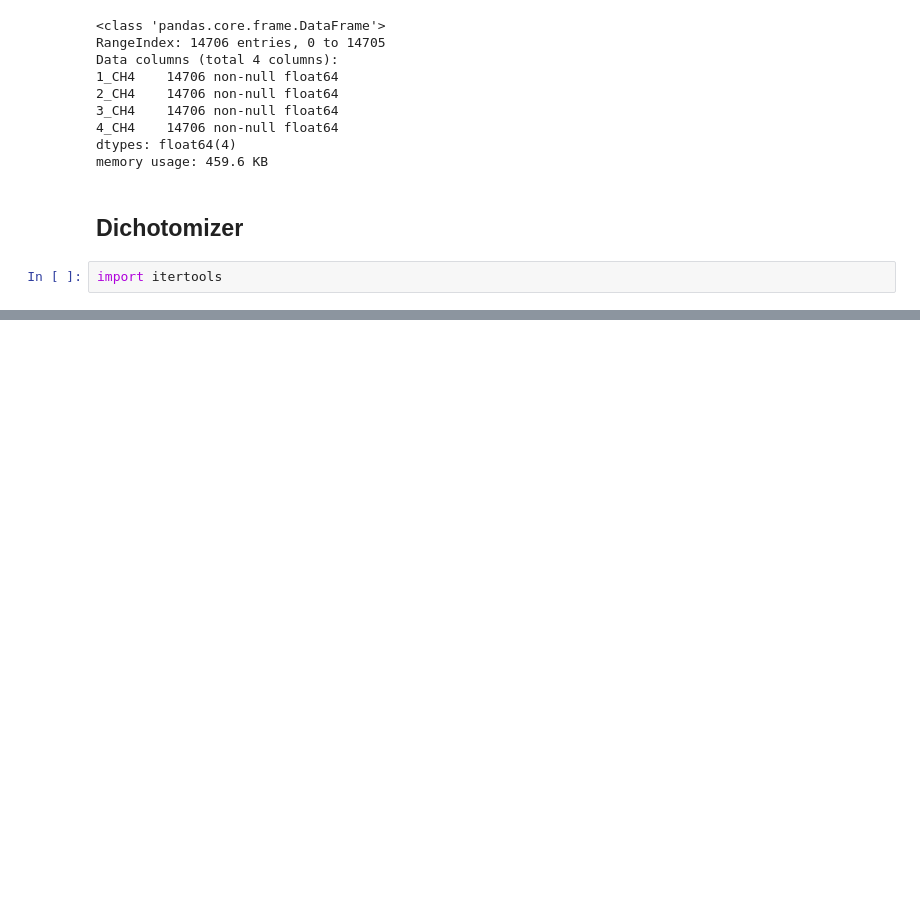
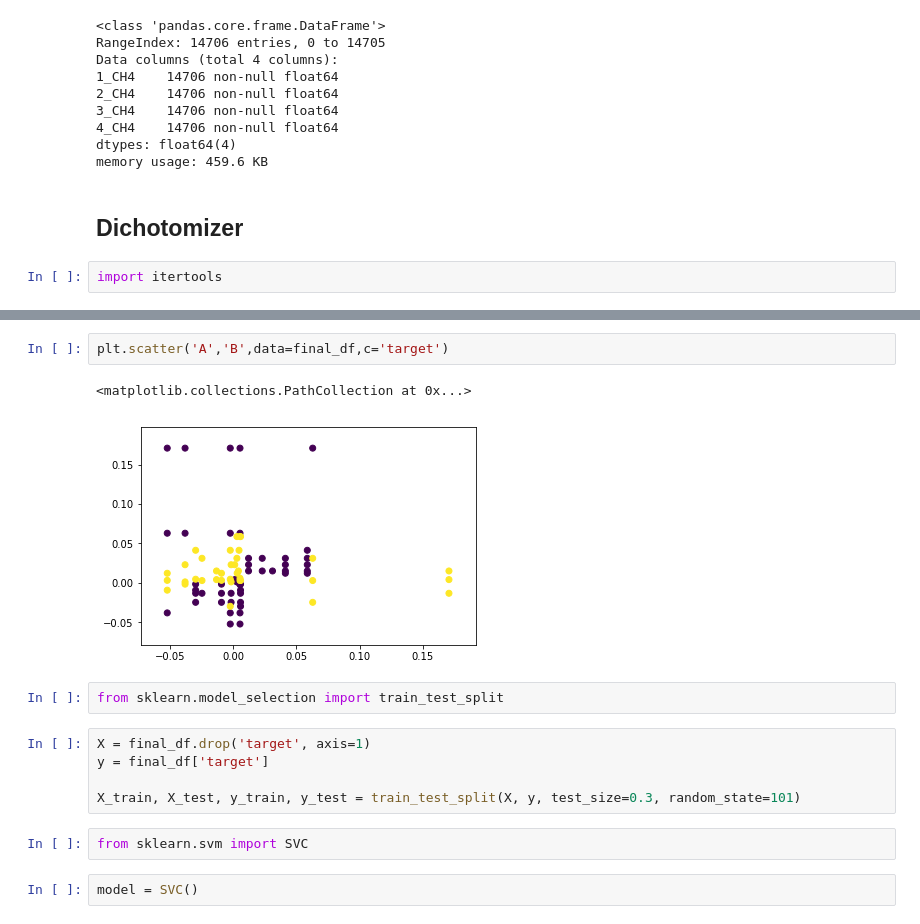
Before and after one commit to SonalSavaliya/Brain-Signal-Authentication-for-Human-computer-Interaction-in-Virtual-Reality, a Jupyter notebook: Updated_Auto_Regressive.ipynb, the cells around one changed output, grey strips where cells are left out. Saved outputs shown, nothing was run; the diff lists cells and outputs as text; blank space fills up the shorter version.

```diff
--- a/Updated_Auto_Regressive.ipynb
+++ b/Updated_Auto_Regressive.ipynb
@@ -154,3 +156,19 @@ final_df
 | 94 | 0.002982 | 0.031175 | 1.000129 | 1.0 |
 | 95 | 0.004180 | 0.015130 | 1.000129 | 1.0 |
 96 rows × 4 columns
+# %%
+plt.scatter('A','B',data=final_df,c='target')
+# %% [output]
+<matplotlib.collections.PathCollection at 0x...>
+[figure, added]
+# %%
+from sklearn.model_selection import train_test_split
+# %%
+X = final_df.drop('target', axis=1)
+y = final_df['target']
+
+X_train, X_test, y_train, y_test = train_test_split(X, y, test_size=0.3, random_state=101)
+# %%
+from sklearn.svm import SVC
+# %%
+model = SVC()
```
Also changed, not shown: parts of 8 cells of this notebook.
